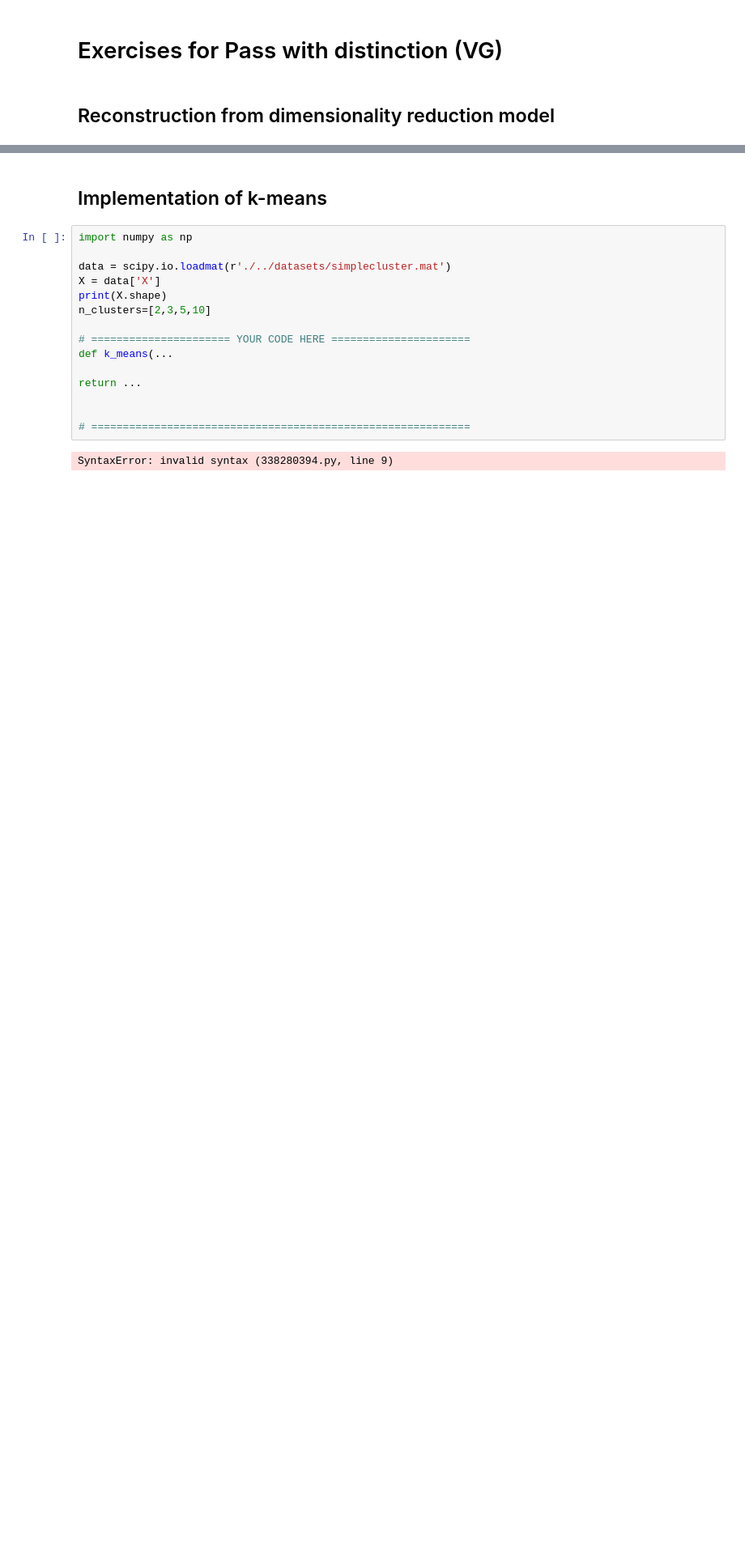
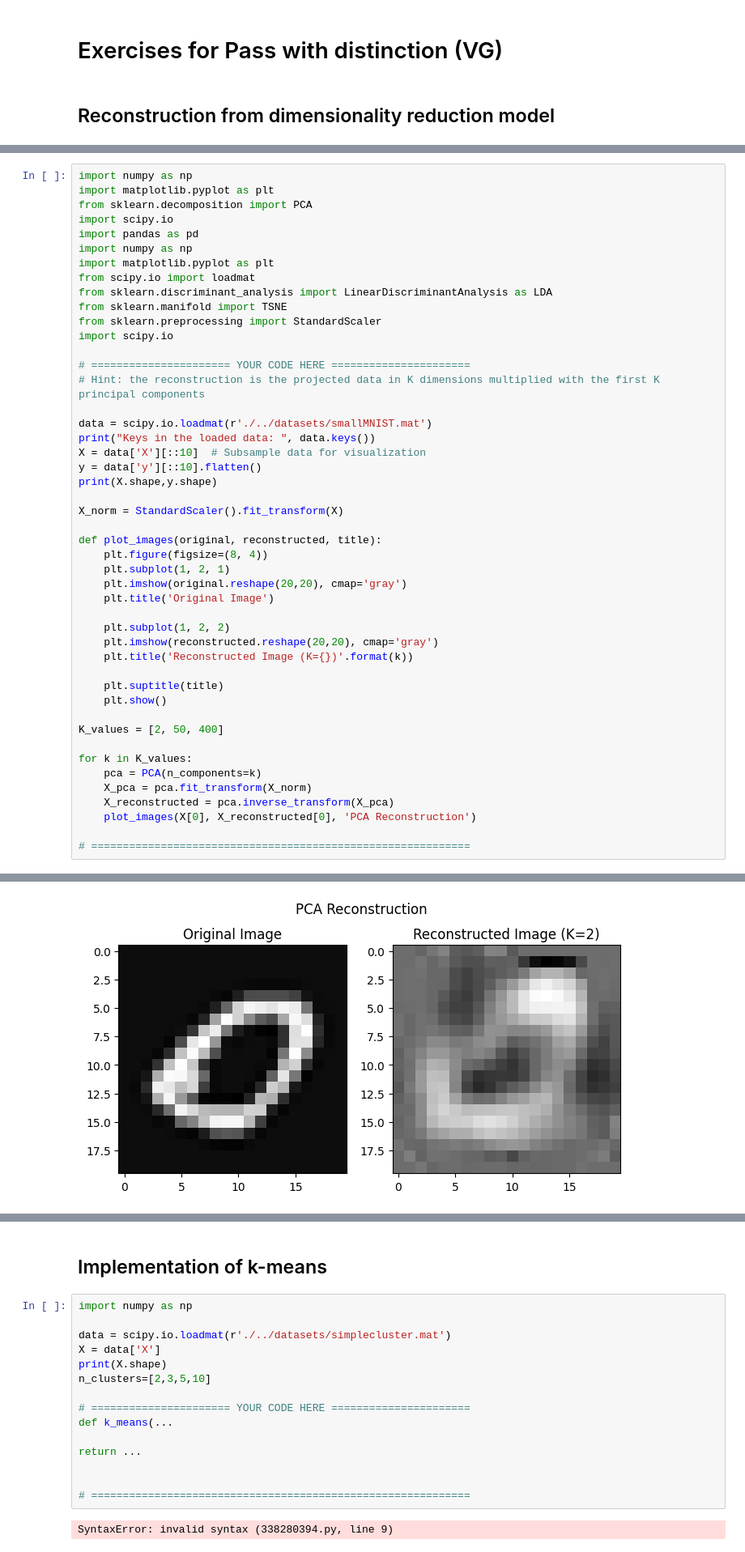
Before and after one commit to Mormert/MachineLearningLabs, a Jupyter notebook: lab2/python/lab2.ipynb, the cells around one changed output, grey strips where cells are left out. Shown at 81% size. Saved outputs shown, nothing was run; the diff lists cells and outputs as text; blank space fills up the shorter version.

Commit message:
lab2 reconstruction from PCA

```diff
--- a/lab2/python/lab2.ipynb
+++ b/lab2/python/lab2.ipynb
@@ -580,0 +571,48 @@ import scipy.io
+# %%
+import numpy as np
+import matplotlib.pyplot as plt
+from sklearn.decomposition import PCA
+import scipy.io
+import pandas as pd
+import numpy as np
+import matplotlib.pyplot as plt
+from scipy.io import loadmat
+from sklearn.discriminant_analysis import LinearDiscriminantAnalysis as LDA
+from sklearn.manifold import TSNE
+from sklearn.preprocessing import StandardScaler
+import scipy.io
+
+# ====================== YOUR CODE HERE ======================
+# Hint: the reconstruction is the projected data in K dimensions multiplied with the first K principal components
+
+data = scipy.io.loadmat(r'./../datasets/smallMNIST.mat')
+print("Keys in the loaded data: ", data.keys())
+X = data['X'][::10]  # Subsample data for visualization
+y = data['y'][::10].flatten()
+print(X.shape,y.shape)
+
+X_norm = StandardScaler().fit_transform(X)
+
+def plot_images(original, reconstructed, title):
+    plt.figure(figsize=(8, 4))
+    plt.subplot(1, 2, 1)
+    plt.imshow(original.reshape(20,20), cmap='gray')
+    plt.title('Original Image')
+
+    plt.subplot(1, 2, 2)
+    plt.imshow(reconstructed.reshape(20,20), cmap='gray')
+    plt.title('Reconstructed Image (K={})'.format(k))
+
+    plt.suptitle(title)
+    plt.show()
+
+K_values = [2, 50, 400]
+
+for k in K_values:
+    pca = PCA(n_components=k)
+    X_pca = pca.fit_transform(X_norm)
+    X_reconstructed = pca.inverse_transform(X_pca)
+    plot_images(X[0], X_reconstructed[0], 'PCA Reconstruction')
+
+# ============================================================
+# %% [output]
@@ -580,0 +621 @@ import scipy.io
+[figure, added]
```
Also changed, not shown: parts of 2 cells of this notebook.
